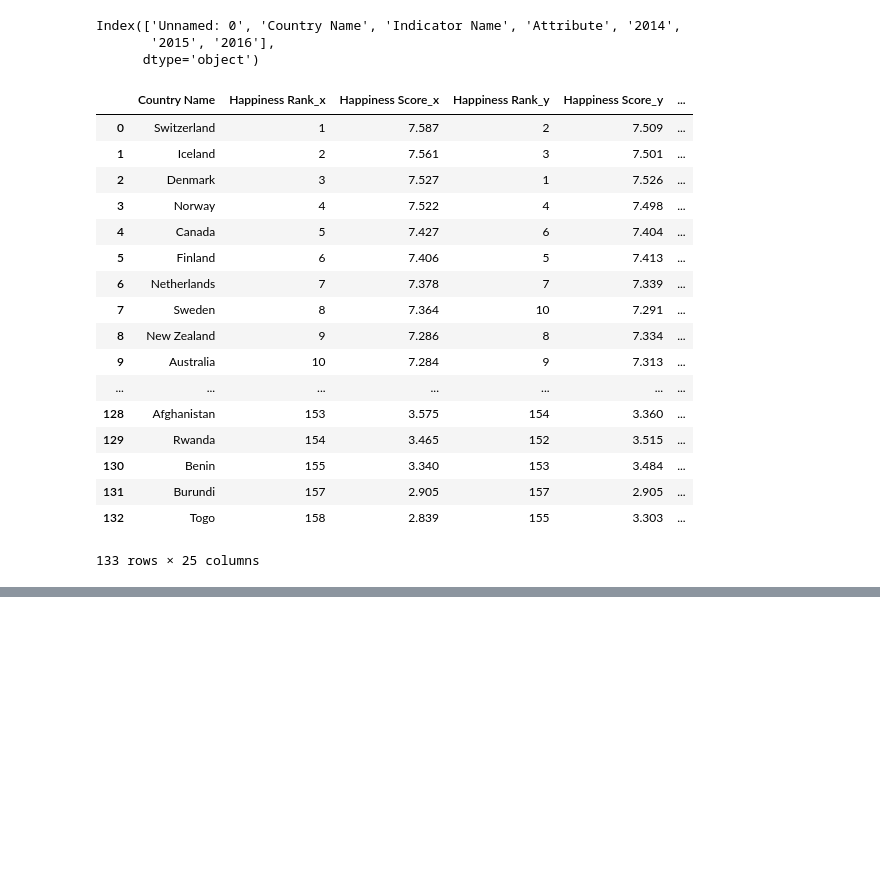
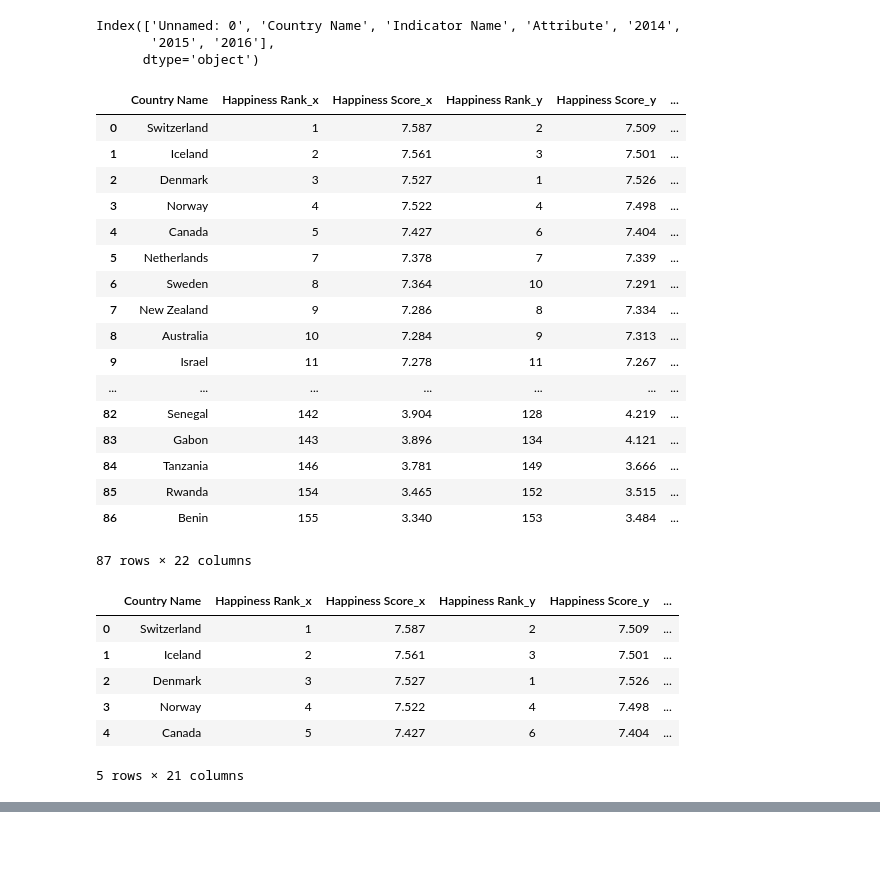
Before and after one commit to vietti09/branch_test, a Jupyter notebook: GDP.ipynb, the cells around one changed output, grey strips where cells are left out. Drawn from its saved outputs; the diff is of its cells as text; code cells hidden in the pictures; blank space fills up the shorter version.

```diff
--- a/GDP.ipynb
+++ b/GDP.ipynb
@@ -190,17 +188,38 @@ happiness.drop('Unnamed: 0',1)
 133 rows × 15 columns
 # %%
 cpi_file = 'final_cpi_data.csv'
-cpi_df = pd.read_csv(cpi_file, sep=",", encoding='cp1252')
+cpi_df = pd.read_csv(cpi_file)
 cpi_df.columns
 # %% [output]
 Index(['Unnamed: 0', 'Country Name', 'Indicator Name', 'Attribute', '2014',
        '2015', '2016'],
       dtype='object')
+# %%
+happiness = pd.DataFrame.merge(happiness,cpi_df, on="Country Name")
+happiness
+# %% [output]
+|  | Country Name | Happiness Rank_x | Happiness Score_x | Happiness Rank_y | Happiness Score_y | ... |
+| 0 | Switzerland | 1 | 7.587 | 2 | 7.509 | ... |
+| 1 | Iceland | 2 | 7.561 | 3 | 7.501 | ... |
+| 2 | Denmark | 3 | 7.527 | 1 | 7.526 | ... |
+| 3 | Norway | 4 | 7.522 | 4 | 7.498 | ... |
+| 4 | Canada | 5 | 7.427 | 6 | 7.404 | ... |
+| 5 | Netherlands | 7 | 7.378 | 7 | 7.339 | ... |
+| 6 | Sweden | 8 | 7.364 | 10 | 7.291 | ... |
+| 7 | New Zealand | 9 | 7.286 | 8 | 7.334 | ... |
+| 8 | Australia | 10 | 7.284 | 9 | 7.313 | ... |
+| 9 | Israel | 11 | 7.278 | 11 | 7.267 | ... |
+| ... | ... | ... | ... | ... | ... | ... |
+| 82 | Senegal | 142 | 3.904 | 128 | 4.219 | ... |
+| 83 | Gabon | 143 | 3.896 | 134 | 4.121 | ... |
+| 84 | Tanzania | 146 | 3.781 | 149 | 3.666 | ... |
+| 85 | Rwanda | 154 | 3.465 | 152 | 3.515 | ... |
+| 86 | Benin | 155 | 3.340 | 153 | 3.484 | ... |
+87 rows × 22 columns
 # %%
-happiness = happiness.join(cpi_df['2015'])
-happiness = happiness.join(cpi_df['2016'])
-happiness = happiness.rename(columns={"2015":"CPI 2015", "2016": "CPI 2016"})
-happiness.drop('Unnamed: 0',1)
+happiness = happiness.drop('Unnamed: 0_y',1)
+happiness = happiness.rename(columns={"2015": "CPI 2015", "2016": "CPI 2016"})
+happiness.head()
 # %% [output]
 |  | Country Name | Happiness Rank_x | Happiness Score_x | Happiness Rank_y | Happiness Score_y | ... |
 | 0 | Switzerland | 1 | 7.587 | 2 | 7.509 | ... |
@@ -208,15 +227,4 @@ happiness.drop('Unnamed: 0',1)
 | 2 | Denmark | 3 | 7.527 | 1 | 7.526 | ... |
 | 3 | Norway | 4 | 7.522 | 4 | 7.498 | ... |
 | 4 | Canada | 5 | 7.427 | 6 | 7.404 | ... |
-| 5 | Finland | 6 | 7.406 | 5 | 7.413 | ... |
-| 6 | Netherlands | 7 | 7.378 | 7 | 7.339 | ... |
-| 7 | Sweden | 8 | 7.364 | 10 | 7.291 | ... |
-| 8 | New Zealand | 9 | 7.286 | 8 | 7.334 | ... |
-| 9 | Australia | 10 | 7.284 | 9 | 7.313 | ... |
-| ... | ... | ... | ... | ... | ... | ... |
-| 128 | Afghanistan | 153 | 3.575 | 154 | 3.360 | ... |
-| 129 | Rwanda | 154 | 3.465 | 152 | 3.515 | ... |
-| 130 | Benin | 155 | 3.340 | 153 | 3.484 | ... |
-| 131 | Burundi | 157 | 2.905 | 157 | 2.905 | ... |
-| 132 | Togo | 158 | 2.839 | 155 | 3.303 | ... |
-133 rows × 25 columns
+5 rows × 21 columns
```
Also changed, not shown: parts of 8 cells of this notebook, 1 other file.
